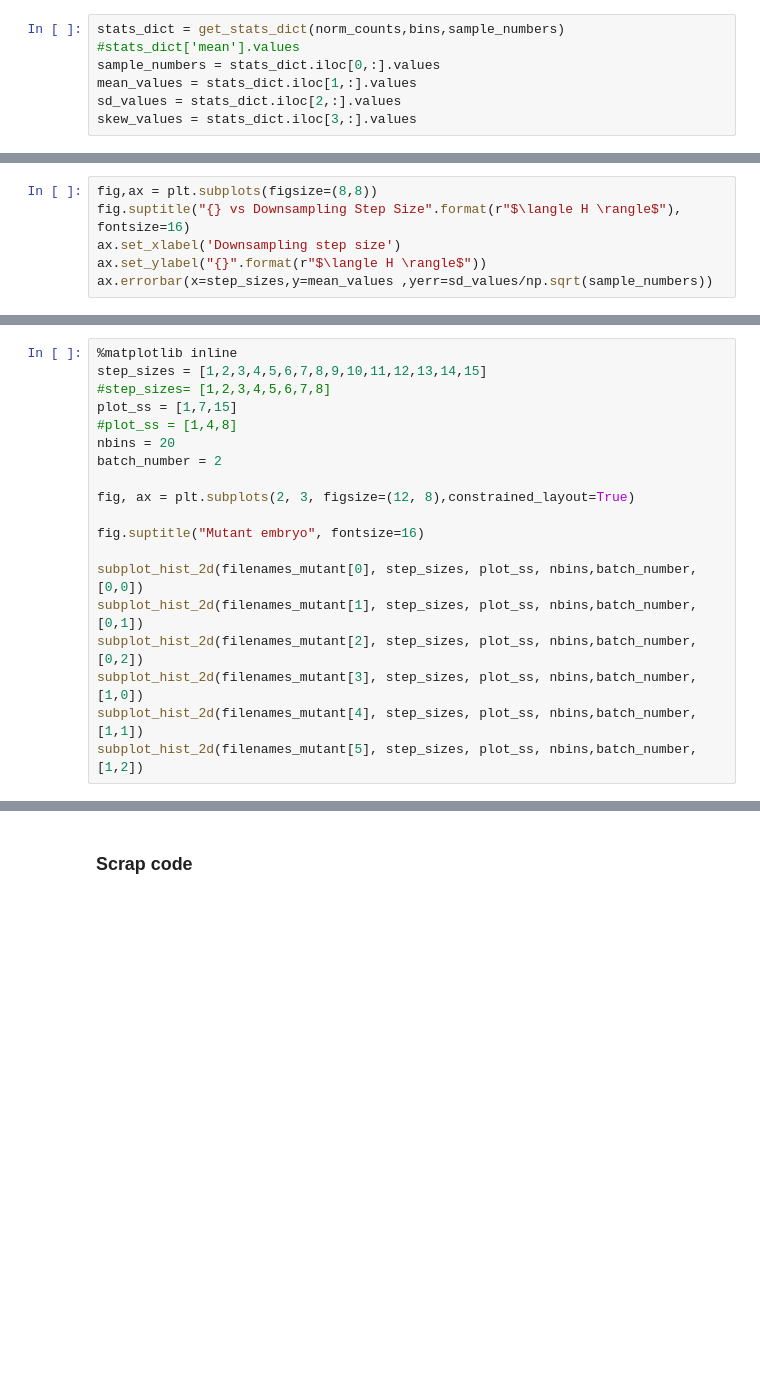
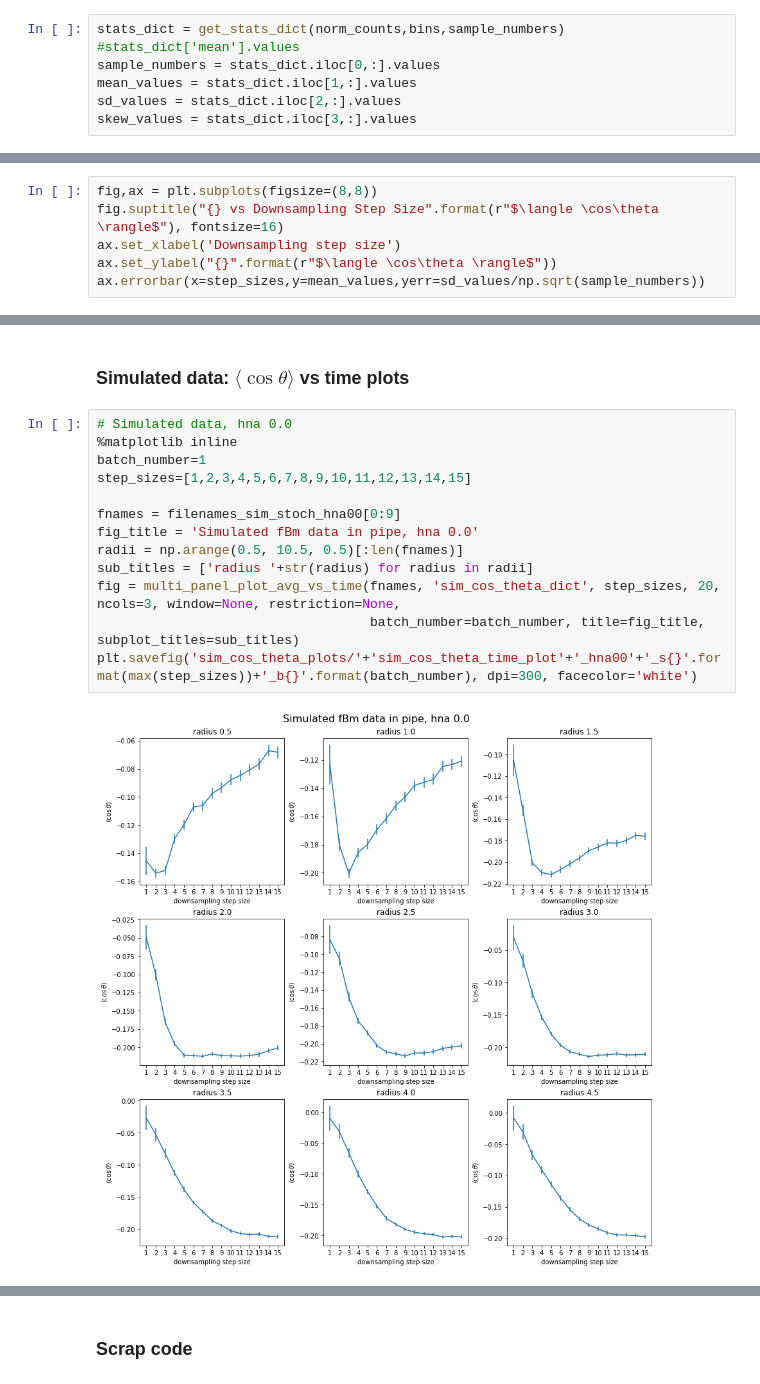
Before and after one commit to paulvautravers/Mphys-Sem-1, a Jupyter notebook: histogram_analysis.ipynb, the cells around one changed output, grey strips where cells are left out. Cells and saved outputs as stored; diff of their text form; blank space fills up the shorter version.

```diff
--- a/histogram_analysis.ipynb
+++ b/histogram_analysis.ipynb
@@ -268,9 +244,9 @@ stats_dict
 # %%
 fig,ax = plt.subplots(figsize=(8,8))
-fig.suptitle("{} vs Downsampling Step Size".format(r"$\langle H \rangle$"), fontsize=16)
+fig.suptitle("{} vs Downsampling Step Size".format(r"$\langle \cos\theta \rangle$"), fontsize=16)
 ax.set_xlabel('Downsampling step size')
-ax.set_ylabel("{}".format(r"$\langle H \rangle$"))
-ax.errorbar(x=step_sizes,y=mean_values ,yerr=sd_values/np.sqrt(sample_numbers))
+ax.set_ylabel("{}".format(r"$\langle \cos\theta \rangle$"))
+ax.errorbar(x=step_sizes,y=mean_values,yerr=sd_values/np.sqrt(sample_numbers))
 # %% [output]
 [interactive output not drawn]
 [interactive output not drawn]
@@ -361,19 +255,0 @@ FileNotFoundError: [Errno 2] No such file or directory: 'haemocyte_cos_theta_dat
-# %%
-%matplotlib inline
-step_sizes = [1,2,3,4,5,6,7,8,9,10,11,12,13,14,15]
-#step_sizes= [1,2,3,4,5,6,7,8]
-plot_ss = [1,7,15]
-#plot_ss = [1,4,8]
-nbins = 20
-batch_number = 2
-
-fig, ax = plt.subplots(2, 3, figsize=(12, 8),constrained_layout=True)
-
-fig.suptitle("Mutant embryo", fontsize=16)
-
-subplot_hist_2d(filenames_mutant[0], step_sizes, plot_ss, nbins,batch_number, [0,0])
-subplot_hist_2d(filenames_mutant[1], step_sizes, plot_ss, nbins,batch_number, [0,1])
-subplot_hist_2d(filenames_mutant[2], step_sizes, plot_ss, nbins,batch_number, [0,2])
-subplot_hist_2d(filenames_mutant[3], step_sizes, plot_ss, nbins,batch_number, [1,0])
-subplot_hist_2d(filenames_mutant[4], step_sizes, plot_ss, nbins,batch_number, [1,1])
-subplot_hist_2d(filenames_mutant[5], step_sizes, plot_ss, nbins,batch_number, [1,2])
@@ -389,0 +321,17 @@ True
+# %% [markdown]
+### Simulated data: $\langle\cos\theta\rangle$ vs time plots
+# %%
+# Simulated data, hna 0.0
+%matplotlib inline
+batch_number=1
+step_sizes=[1,2,3,4,5,6,7,8,9,10,11,12,13,14,15]
+
+fnames = filenames_sim_stoch_hna00[0:9]
+fig_title = 'Simulated fBm data in pipe, hna 0.0'
+radii = np.arange(0.5, 10.5, 0.5)[:len(fnames)]
+sub_titles = ['radius '+str(radius) for radius in radii]
+fig = multi_panel_plot_avg_vs_time(fnames, 'sim_cos_theta_dict', step_sizes, 20, ncols=3, window=None, restriction=None,
+                                   batch_number=batch_number, title=fig_title, subplot_titles=sub_titles)
+plt.savefig('sim_cos_theta_plots/'+'sim_cos_theta_time_plot'+'_hna00'+'_s{}'.format(max(step_sizes))+'_b{}'.format(batch_number), dpi=300, facecolor='white')
+# %% [output]
+[figure, added]
```
Also changed, not shown: parts of 52 cells of this notebook.
